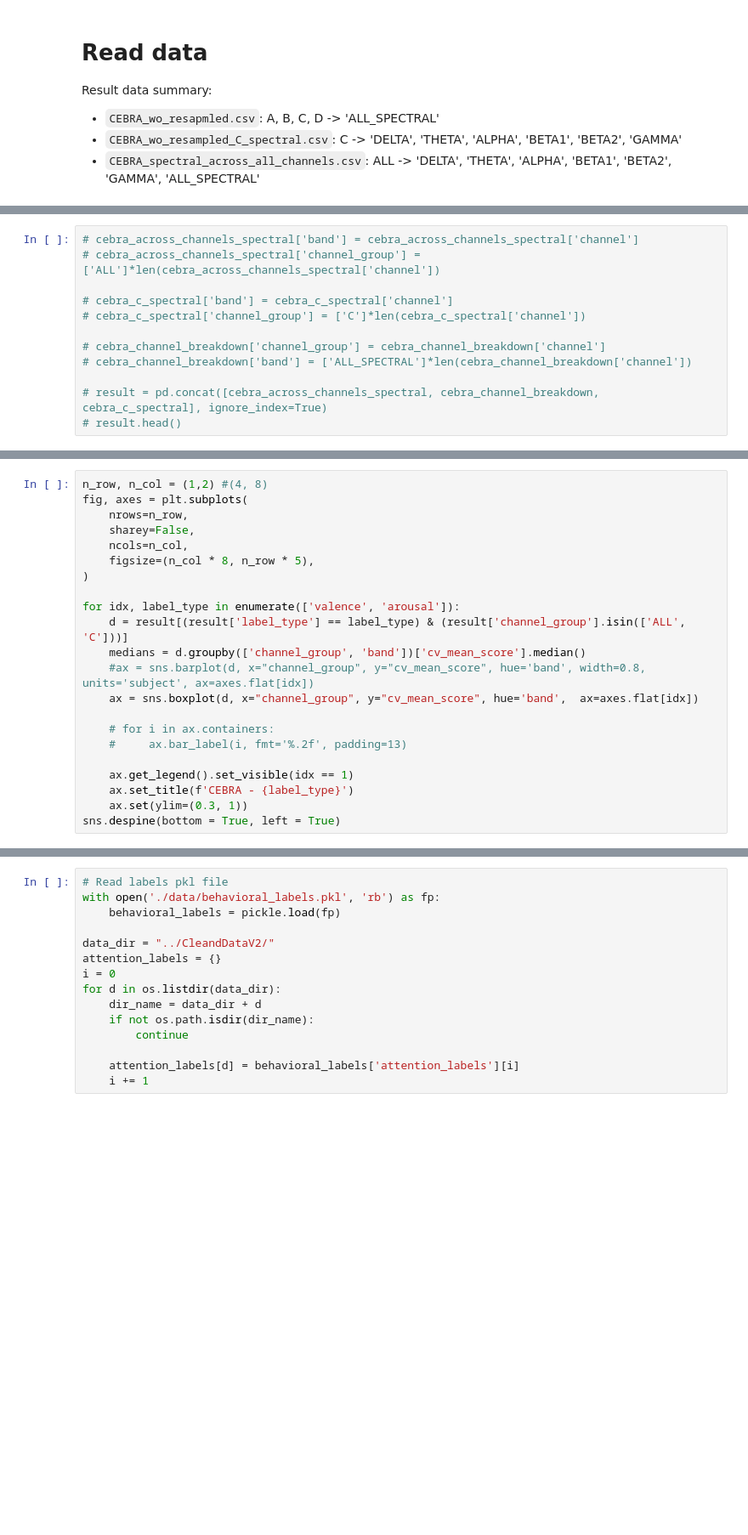
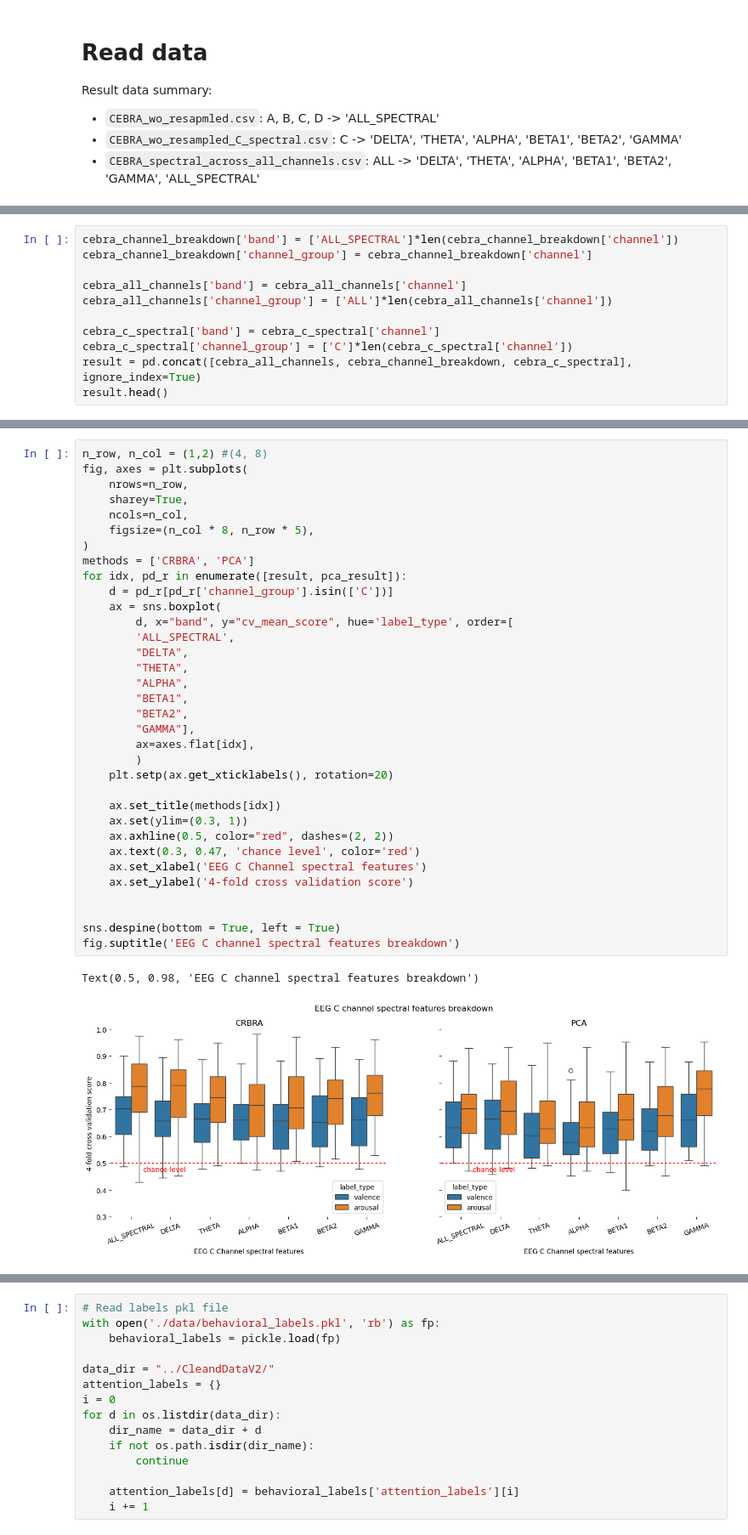
Before and after one commit to ti55987/MM_UCSF, a Jupyter notebook: analysis/figures.ipynb, the cells around one changed output, grey strips where cells are left out. Shown at 85% size. Saved outputs shown, nothing was run; the diff lists cells and outputs as text; blank space fills up the shorter version.

```diff
--- a/analysis/figures.ipynb
+++ b/analysis/figures.ipynb
@@ -76,12 +54,11 @@ sns.despine(bottom = True, left = True)
 # %%
-# cebra_across_channels_spectral['band'] = cebra_across_channels_spectral['channel']
-# cebra_across_channels_spectral['channel_group'] = ['ALL']*len(cebra_across_channels_spectral['channel'])
+cebra_channel_breakdown['band'] = ['ALL_SPECTRAL']*len(cebra_channel_breakdown['channel'])
+cebra_channel_breakdown['channel_group'] = cebra_channel_breakdown['channel']
 
-# cebra_c_spectral['band'] = cebra_c_spectral['channel']
-# cebra_c_spectral['channel_group'] = ['C']*len(cebra_c_spectral['channel'])
+cebra_all_channels['band'] = cebra_all_channels['channel']
+cebra_all_channels['channel_group'] = ['ALL']*len(cebra_all_channels['channel'])
 
-# cebra_channel_breakdown['channel_group'] = cebra_channel_breakdown['channel']
-# cebra_channel_breakdown['band'] = ['ALL_SPECTRAL']*len(cebra_channel_breakdown['channel'])
-
-# result = pd.concat([cebra_across_channels_spectral, cebra_channel_breakdown, cebra_c_spectral], ignore_index=True)
-# result.head()
+cebra_c_spectral['band'] = cebra_c_spectral['channel']
+cebra_c_spectral['channel_group'] = ['C']*len(cebra_c_spectral['channel'])
+result = pd.concat([cebra_all_channels, cebra_channel_breakdown, cebra_c_spectral], ignore_index=True)
+result.head()
@@ -88,22 +72,37 @@ sns.despine(bottom = True, left = True)
 # %%
 n_row, n_col = (1,2) #(4, 8)
 fig, axes = plt.subplots(
     nrows=n_row,
-    sharey=False,
+    sharey=True,
     ncols=n_col,
     figsize=(n_col * 8, n_row * 5),
 )
+methods = ['CRBRA', 'PCA']
+for idx, pd_r in enumerate([result, pca_result]):
+    d = pd_r[pd_r['channel_group'].isin(['C'])]
+    ax = sns.boxplot(
+        d, x="band", y="cv_mean_score", hue='label_type', order=[
+        'ALL_SPECTRAL',
+        "DELTA",
+        "THETA",
+        "ALPHA",
+        "BETA1",
+        "BETA2",
+        "GAMMA"],
+        ax=axes.flat[idx],
+        )
+    plt.setp(ax.get_xticklabels(), rotation=20)
 
-for idx, label_type in enumerate(['valence', 'arousal']):
-    d = result[(result['label_type'] == label_type) & (result['channel_group'].isin(['ALL', 'C']))]
-    medians = d.groupby(['channel_group', 'band'])['cv_mean_score'].median()
-    #ax = sns.barplot(d, x="channel_group", y="cv_mean_score", hue='band', width=0.8, units='subject', ax=axes.flat[idx])
-    ax = sns.boxplot(d, x="channel_group", y="cv_mean_score", hue='band',  ax=axes.flat[idx])
+    ax.set_title(methods[idx])
+    ax.set(ylim=(0.3, 1))
+    ax.axhline(0.5, color="red", dashes=(2, 2))
+    ax.text(0.3, 0.47, 'chance level', color='red')
+    ax.set_xlabel('EEG C Channel spectral features')
+    ax.set_ylabel('4-fold cross validation score')
 
-    # for i in ax.containers:
-    #     ax.bar_label(i, fmt='%.2f', padding=13)
 
-    ax.get_legend().set_visible(idx == 1)
-    ax.set_title(f'CEBRA - {label_type}')
-    ax.set(ylim=(0.3, 1))
 sns.despine(bottom = True, left = True)
+fig.suptitle('EEG C channel spectral features breakdown')
+# %% [output]
+Text(0.5, 0.98, 'EEG C channel spectral features breakdown')
+[figure, added]
```
Also changed, not shown: parts of 10 cells of this notebook, 5 other files.
